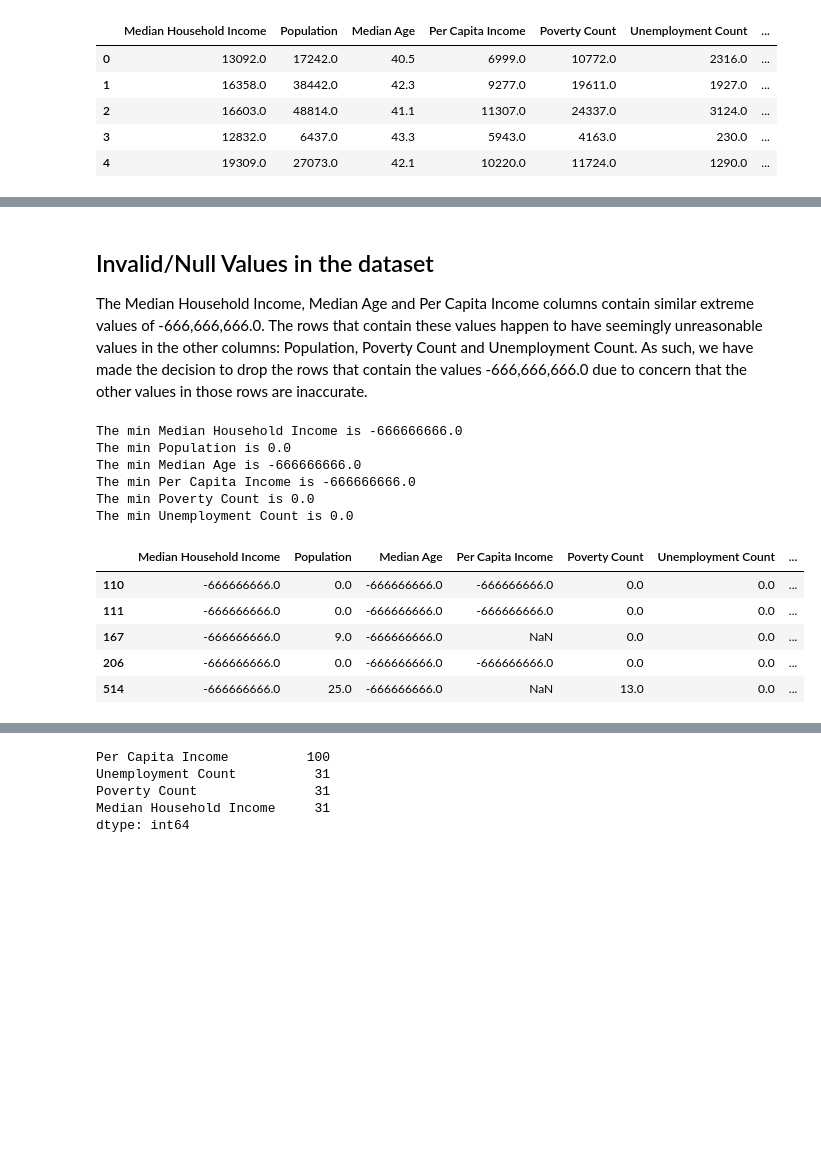
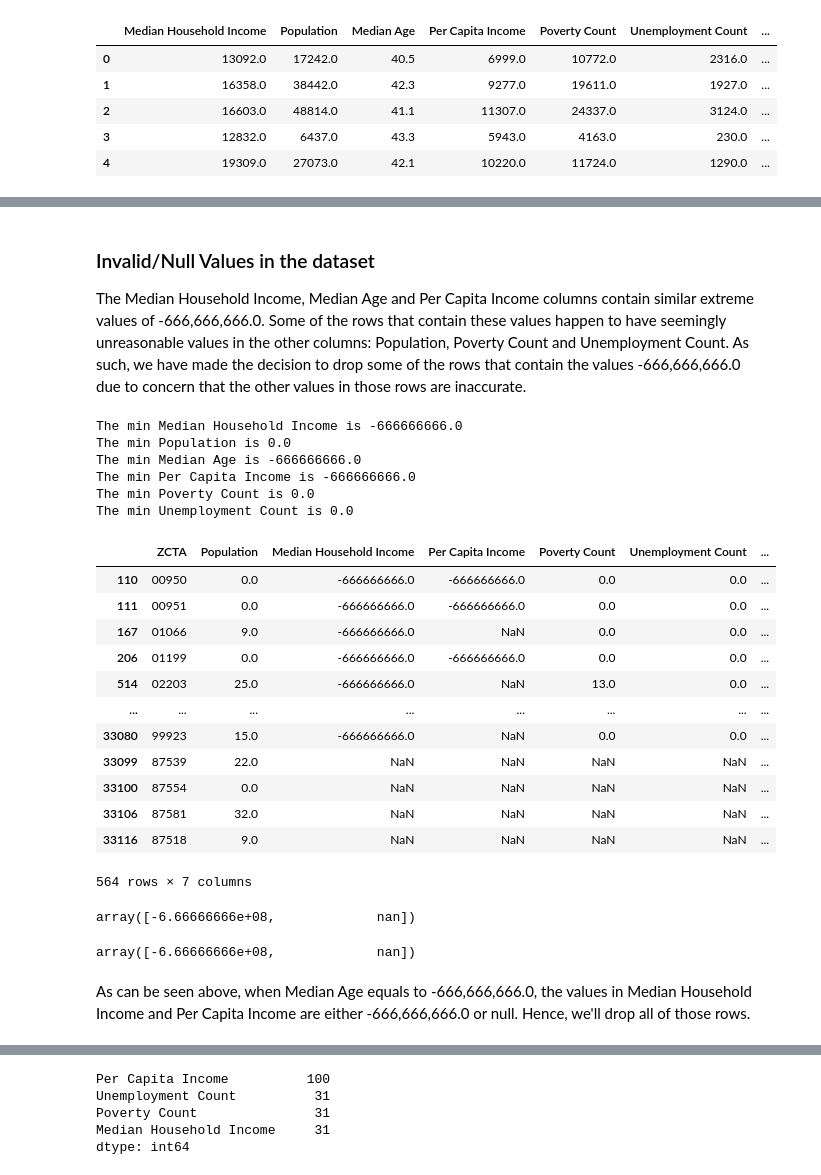
Before and after one commit to poojaisabelle/ETL-Project, a Jupyter notebook: 02_transform_census/02_transform_census_pooja.ipynb, the cells around one changed output, grey strips where cells are left out. Saved outputs shown, nothing was run; the diff lists cells and outputs as text; code cells hidden in the pictures; blank space fills up the shorter version.

Commit message:
Add some notes to file transform census

```diff
--- a/02_transform_census/02_transform_census_pooja.ipynb
+++ b/02_transform_census/02_transform_census_pooja.ipynb
@@ -3,8 +3,8 @@
 import pandas as pd
 import numpy as np
 # %%
-#1 Read in census csv
-census_data = pd.read_csv("../00_input/census_data.csv")
+# 1 Read in census csv
+census_data = pd.read_csv("../00_input/census_data.csv", dtype={'ZCTA': 'str'})
 census_data.head()
 # %% [output]
 |  | Median Household Income | Population | Median Age | Per Capita Income | Poverty Count | Unemployment Count | ... |
@@ -13,3 +13,8 @@ census_data.head()
 | 2 | 16603.0 | 48814.0 | 41.1 | 11307.0 | 24337.0 | 3124.0 | ... |
 | 3 | 12832.0 | 6437.0 | 43.3 | 5943.0 | 4163.0 | 230.0 | ... |
 | 4 | 19309.0 | 27073.0 | 42.1 | 10220.0 | 11724.0 | 1290.0 | ... |
+# %%
+# Column Reordering
+census_data = census_data[["ZCTA", "Population", "Median Household Income", "Per Capita Income",
+                           "Poverty Count", "Unemployment Count", "Median Age"]]
+census_data.head()
@@ -16,4 +46,4 @@ census_data.head()
 # %% [markdown]
-## Invalid/Null Values in the dataset
-The Median Household Income, Median Age and Per Capita Income columns contain similar extreme values of -666,666,666.0. The rows that contain these values happen to have seemingly unreasonable values in the other columns: Population, Poverty Count and Unemployment Count. As such, we have made the decision to drop the rows that contain the values -666,666,666.0 due to concern that the other values in those rows are inaccurate.
+### Invalid/Null Values in the dataset
+The Median Household Income, Median Age and Per Capita Income columns contain similar extreme values of -666,666,666.0. Some of the rows that contain these values happen to have seemingly unreasonable values in the other columns: Population, Poverty Count and Unemployment Count. As such, we have made the decision to drop some of the rows that contain the values -666,666,666.0 due to concern that the other values in those rows are inaccurate.
 # %%
@@ -40,13 +70,32 @@ The min Poverty Count is 0.0
 The min Unemployment Count is 0.0
 # %%
 # Check the rows for Median Age that contain -666,666,666.0
-df_age = census_data[census_data['Median Age'] == -666666666.0 ]
-df_age.head()
+df_age = census_data[census_data['Median Age'] == min_age]
+df_age
 # %% [output]
-|  | Median Household Income | Population | Median Age | Per Capita Income | Poverty Count | Unemployment Count | ... |
-| 110 | -666666666.0 | 0.0 | -666666666.0 | -666666666.0 | 0.0 | 0.0 | ... |
-| 111 | -666666666.0 | 0.0 | -666666666.0 | -666666666.0 | 0.0 | 0.0 | ... |
-| 167 | -666666666.0 | 9.0 | -666666666.0 | NaN | 0.0 | 0.0 | ... |
-| 206 | -666666666.0 | 0.0 | -666666666.0 | -666666666.0 | 0.0 | 0.0 | ... |
-| 514 | -666666666.0 | 25.0 | -666666666.0 | NaN | 13.0 | 0.0 | ... |
+|  | ZCTA | Population | Median Household Income | Per Capita Income | Poverty Count | Unemployment Count | ... |
+| 110 | 00950 | 0.0 | -666666666.0 | -666666666.0 | 0.0 | 0.0 | ... |
+| 111 | 00951 | 0.0 | -666666666.0 | -666666666.0 | 0.0 | 0.0 | ... |
+| 167 | 01066 | 9.0 | -666666666.0 | NaN | 0.0 | 0.0 | ... |
+| 206 | 01199 | 0.0 | -666666666.0 | -666666666.0 | 0.0 | 0.0 | ... |
+| 514 | 02203 | 25.0 | -666666666.0 | NaN | 13.0 | 0.0 | ... |
+| ... | ... | ... | ... | ... | ... | ... | ... |
+| 33080 | 99923 | 15.0 | -666666666.0 | NaN | 0.0 | 0.0 | ... |
+| 33099 | 87539 | 22.0 | NaN | NaN | NaN | NaN | ... |
+| 33100 | 87554 | 0.0 | NaN | NaN | NaN | NaN | ... |
+| 33106 | 87581 | 32.0 | NaN | NaN | NaN | NaN | ... |
+| 33116 | 87518 | 9.0 | NaN | NaN | NaN | NaN | ... |
+564 rows × 7 columns
+# %%
+# Check unique values in Median Household Income when Median Age = -666,666,666.0
+df_age["Median Household Income"].unique()
+# %% [output]
+array([-6.66666666e+08,             nan])
+# %%
+# Check unique values in Per Capita Income when Median Age = -666,666,666.0
+df_age["Per Capita Income"].unique()
+# %% [output]
+array([-6.66666666e+08,             nan])
+# %% [markdown]
+As can be seen above, when Median Age equals to -666,666,666.0, the values in Median Household Income and Per Capita Income are either -666,666,666.0 or null. Hence, we'll drop all of those rows.
 # %%
```
Also changed, not shown: parts of 16 cells of this notebook, 1 other file.
